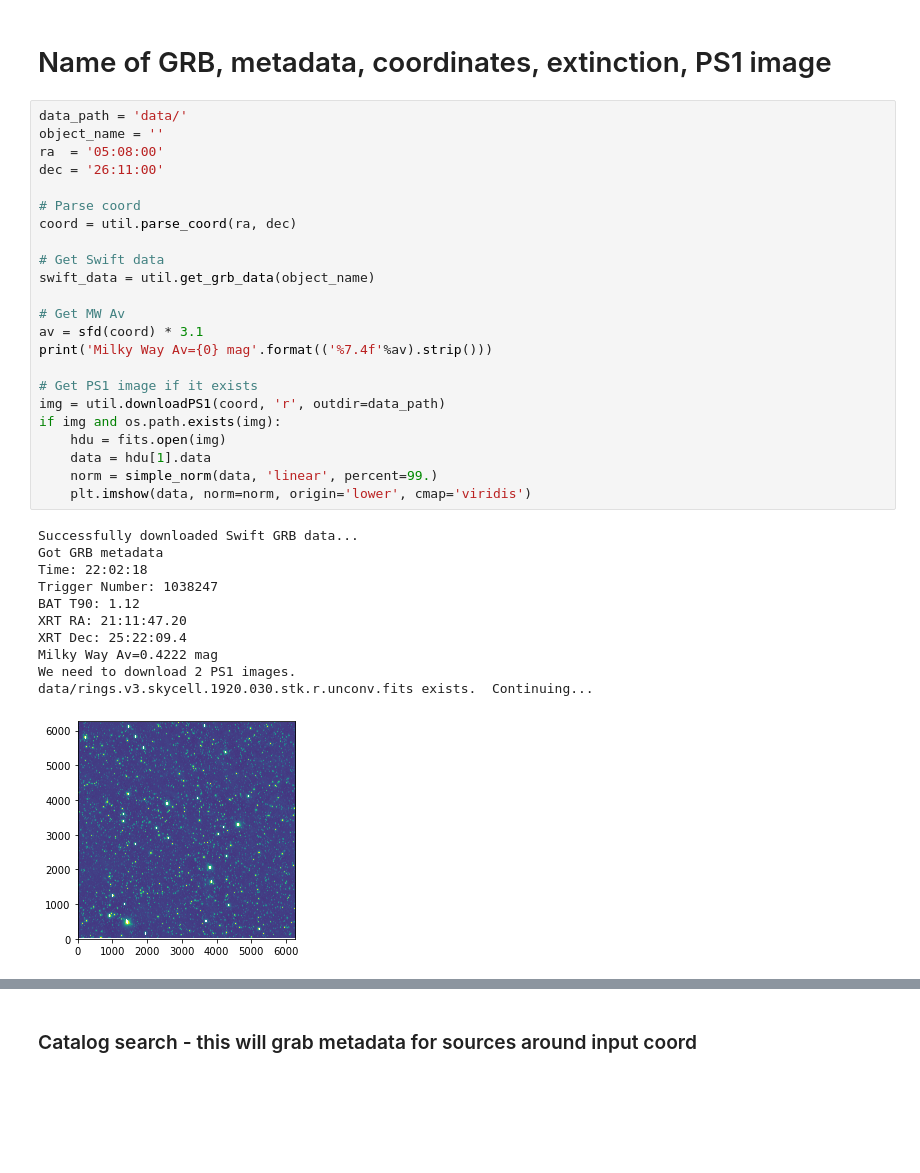
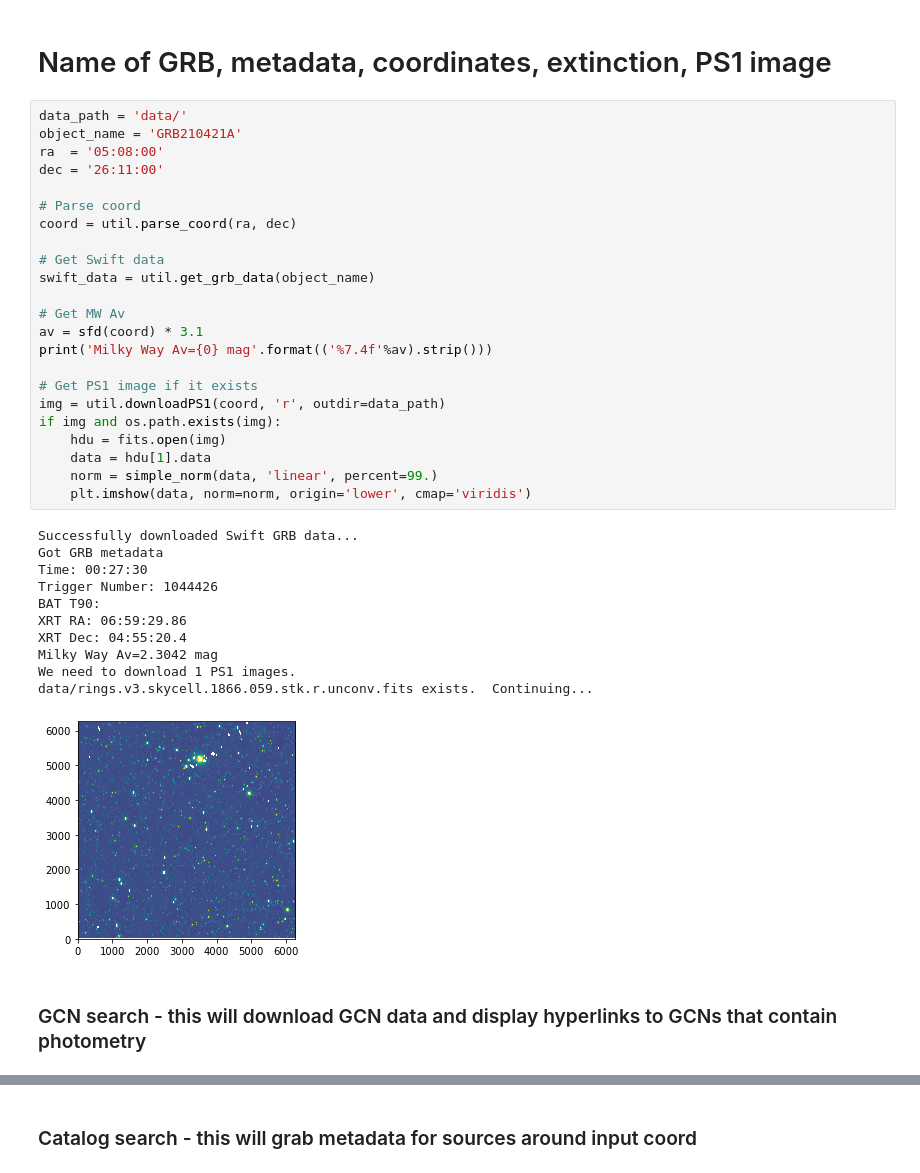
Before and after one commit to CIERA-Transients/POTPyRI, a Jupyter notebook: Astroquery.ipynb, the cells around one changed output, grey strips where cells are left out. Saved outputs shown, nothing was run; the diff lists cells and outputs as text; blank space fills up the shorter version.

```diff
--- a/Astroquery.ipynb
+++ b/Astroquery.ipynb
@@ -30,36 +38,38 @@ ImportError: No module named utilities
 # Name of GRB, metadata, coordinates, extinction, PS1 image
 # %%
 data_path = 'data/'
-object_name = ''
+object_name = 'GRB210421A'
 ra  = '05:08:00'
 dec = '26:11:00'
 
 # Parse coord
 coord = util.parse_coord(ra, dec)
 
 # Get Swift data
 swift_data = util.get_grb_data(object_name)
 
 # Get MW Av
 av = sfd(coord) * 3.1
 print('Milky Way Av={0} mag'.format(('%7.4f'%av).strip()))
 
 # Get PS1 image if it exists
 img = util.downloadPS1(coord, 'r', outdir=data_path)
 if img and os.path.exists(img):
     hdu = fits.open(img)
     data = hdu[1].data
     norm = simple_norm(data, 'linear', percent=99.)
     plt.imshow(data, norm=norm, origin='lower', cmap='viridis')
 # %% [output]
 Successfully downloaded Swift GRB data...
 Got GRB metadata
-Time: 22:02:18
-Trigger Number: 1038247
-BAT T90: 1.12
-XRT RA: 21:11:47.20
-XRT Dec: 25:22:09.4
-Milky Way Av=0.4222 mag
-We need to download 2 PS1 images.
-data/rings.v3.skycell.1920.030.stk.r.unconv.fits exists.  Continuing...
+Time: 00:27:30
+Trigger Number: 1044426
+BAT T90:
+XRT RA: 06:59:29.86
+XRT Dec: 04:55:20.4
+Milky Way Av=2.3042 mag
+We need to download 1 PS1 images.
+data/rings.v3.skycell.1866.059.stk.r.unconv.fits exists.  Continuing...
-[figure, old version]
+[figure, new version]
+# %% [markdown]
+### GCN search - this will download GCN data and display hyperlinks to GCNs that contain photometry
```
Also changed, not shown: parts of 3 cells of this notebook, 3 other files.
